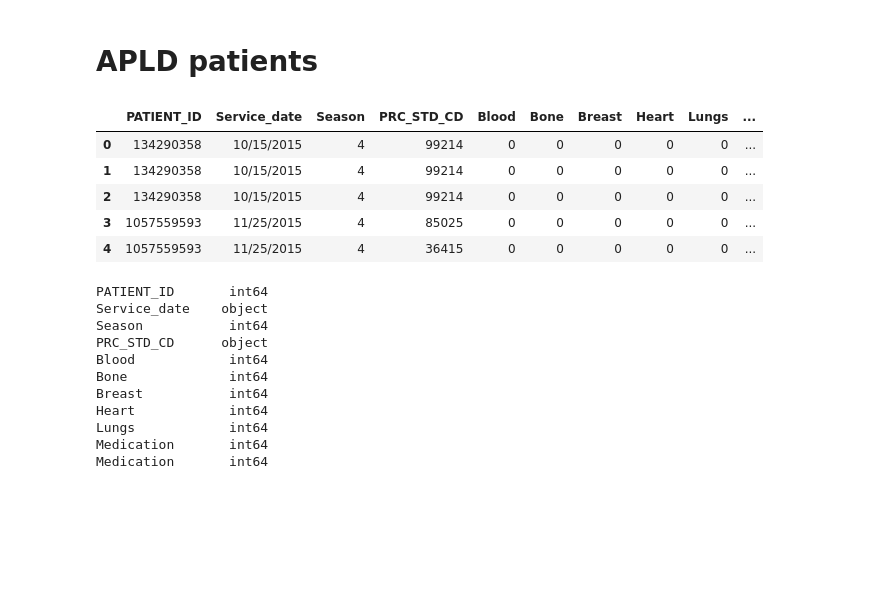
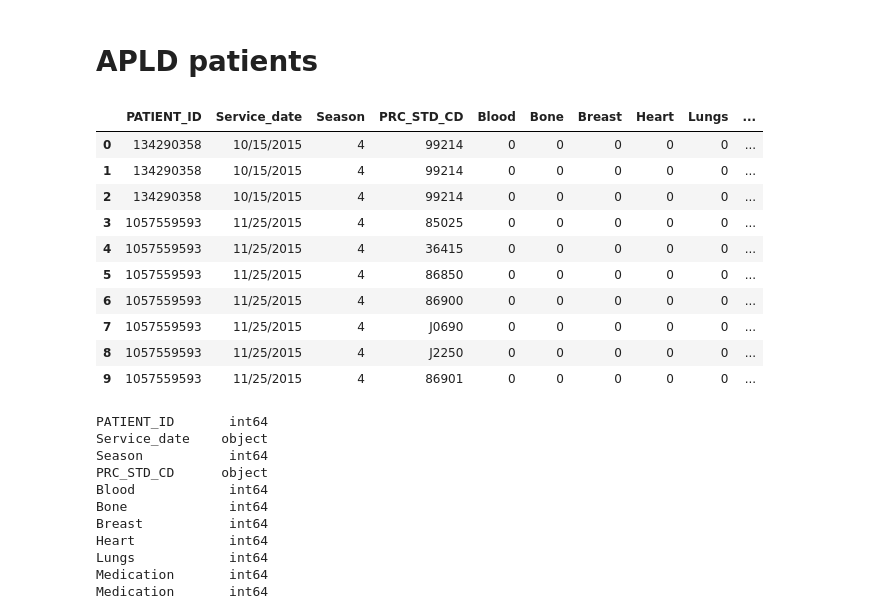
Before and after one commit to ygrepo/breast-cancer-hackathon, a Jupyter notebook: notebooks/mBC_Patient_eda.ipynb, the cells around one changed output. Saved outputs shown, nothing was run; the diff lists cells and outputs as text; code cells hidden in the pictures; blank space fills up the shorter version.

```diff
--- a/notebooks/mBC_Patient_eda.ipynb
+++ b/notebooks/mBC_Patient_eda.ipynb
@@ -37,33 +37,37 @@ TEST_SIZE = .25
 # %%
 data = pd.read_csv(DATA_PATH / "apld_patients.csv")
 data.reset_index(inplace=True)
 data.drop(["BC_PATIENT", "SN_PATIENT", "DIAGNOSIS_CODE", "index"], axis=1, inplace=True)
 data.rename(columns={"SERVICE_DATE_y": "Service_date", "SEASON": "Season"}, inplace=True)
 cols = ['PATIENT_ID',
  'Service_date',
  'Season',
  'PRC_STD_CD',
  'Blood',
  'Bone',
  'Breast',
  'Heart',
  'Lungs',
  'Medication',
  'Medication ',
  'Other',
  'Skin',
  'Stomach',
  'Vagina',
   'mBC_PATIENT']
 data = data[cols]
-data.head()
 # %% [output]
 |  | PATIENT_ID | Service_date | Season | PRC_STD_CD | Blood | Bone | Breast | Heart | Lungs | ... |
 | 0 | 134290358 | 10/15/2015 | 4 | 99214 | 0 | 0 | 0 | 0 | 0 | ... |
 | 1 | 134290358 | 10/15/2015 | 4 | 99214 | 0 | 0 | 0 | 0 | 0 | ... |
 | 2 | 134290358 | 10/15/2015 | 4 | 99214 | 0 | 0 | 0 | 0 | 0 | ... |
 | 3 | 1057559593 | 11/25/2015 | 4 | 85025 | 0 | 0 | 0 | 0 | 0 | ... |
 | 4 | 1057559593 | 11/25/2015 | 4 | 36415 | 0 | 0 | 0 | 0 | 0 | ... |
+| 5 | 1057559593 | 11/25/2015 | 4 | 86850 | 0 | 0 | 0 | 0 | 0 | ... |
+| 6 | 1057559593 | 11/25/2015 | 4 | 86900 | 0 | 0 | 0 | 0 | 0 | ... |
+| 7 | 1057559593 | 11/25/2015 | 4 | J0690 | 0 | 0 | 0 | 0 | 0 | ... |
+| 8 | 1057559593 | 11/25/2015 | 4 | J2250 | 0 | 0 | 0 | 0 | 0 | ... |
+| 9 | 1057559593 | 11/25/2015 | 4 | 86901 | 0 | 0 | 0 | 0 | 0 | ... |
 # %%
 data.dtypes
 # %% [output]
```
Also changed, not shown: parts of 1 cell of this notebook, 8 other files.
